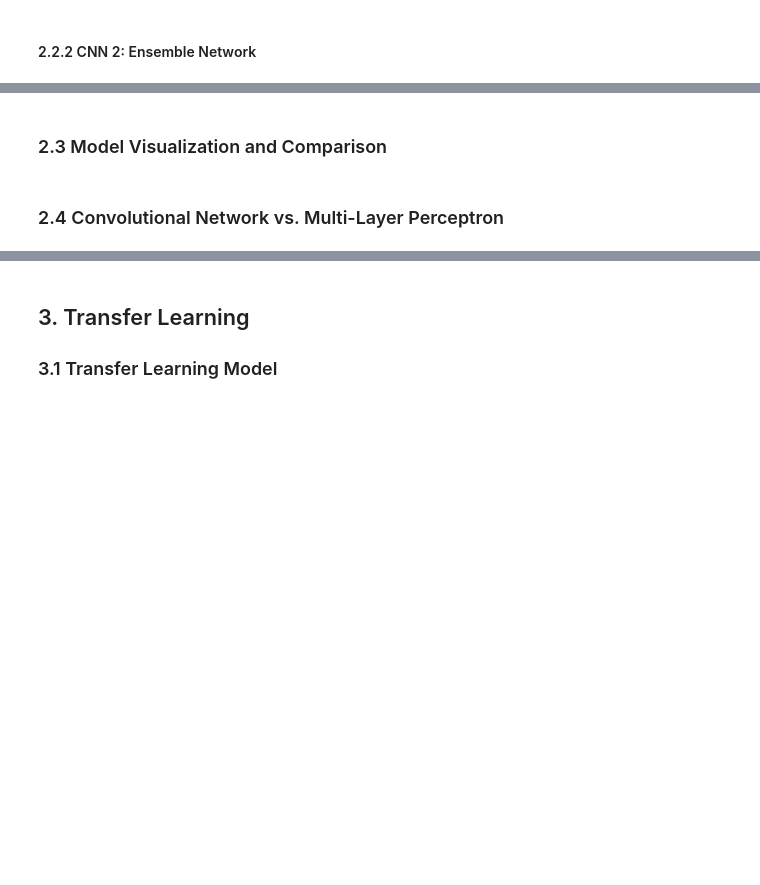
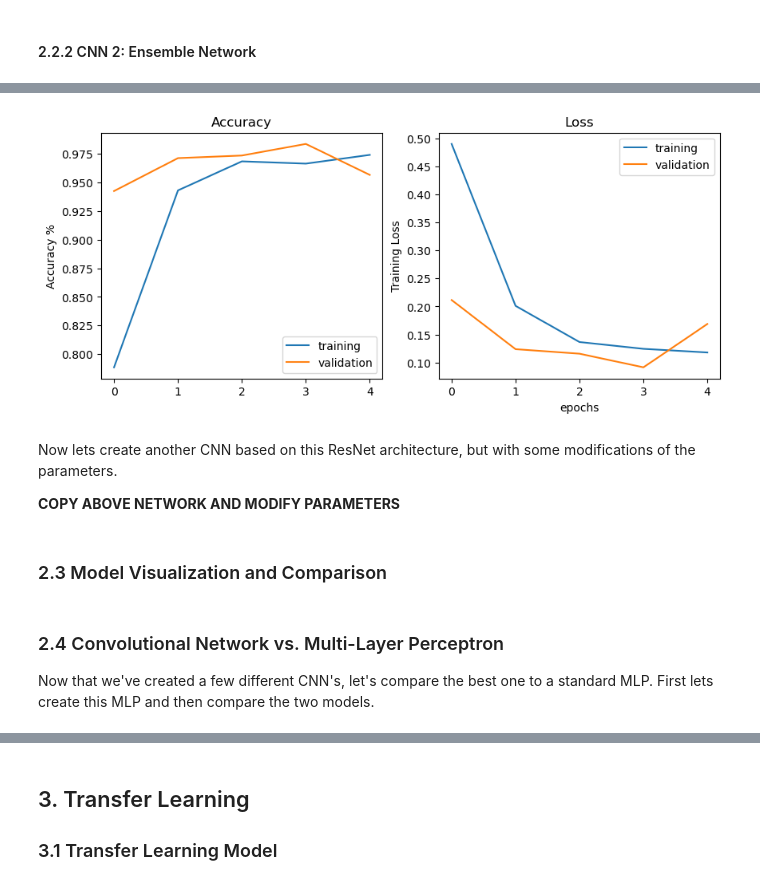
Before and after one commit to Mikecamdo/MachineLearning, a Jupyter notebook: Lab 6/CNNs.ipynb, the cells around one changed output, grey strips where cells are left out. Cells and saved outputs as stored; diff of their text form; code cells hidden in the pictures; blank space fills up the shorter version.

```diff
--- a/Lab 6/CNNs.ipynb
+++ b/Lab 6/CNNs.ipynb
@@ -343,7 +446,37 @@ plt.show()
+# %%
+plt.figure(figsize=(10,4))
+plt.subplot(1,2,1)
+plt.plot(res_history.history['accuracy'], label='training')
+
+plt.ylabel('Accuracy %')
+plt.title('Training')
+plt.plot(res_history.history['val_accuracy'], label='validation')
+plt.title('Accuracy')
+plt.legend()
+
+plt.subplot(1,2,2)
+plt.plot(res_history.history['loss'], label='training')
+plt.ylabel('Training Loss')
+plt.xlabel('epochs')
+
+plt.plot(res_history.history['val_loss'], label='validation')
+plt.xlabel('epochs')
+plt.title('Loss')
+plt.legend()
+plt.show()
+# %% [output]
+[figure, added]
+# %% [markdown]
+Now lets create another CNN based on this ResNet architecture, but with some modifications of the parameters.
+
+
+**COPY ABOVE NETWORK AND MODIFY PARAMETERS**
 # %% [markdown]
 ### 2.3 Model Visualization and Comparison
-# %% [markdown]
-### 2.4 Convolutional Network vs. Multi-Layer Perceptron
+# %% [markdown]
+### 2.4 Convolutional Network vs. Multi-Layer Perceptron
+
+Now that we've created a few different CNN's, let's compare the best one to a standard MLP. First lets create this MLP and then compare the two models.
 # %%
 # Create a basic multi-layer perceptron model
 from tensorflow.keras.layers import Activation
```
Also changed, not shown: parts of 11 cells of this notebook.
